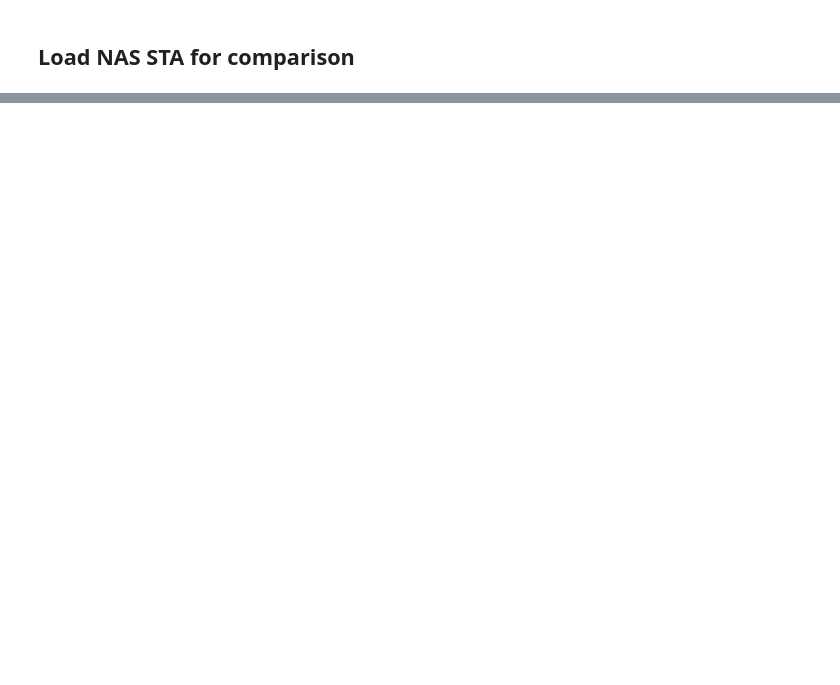
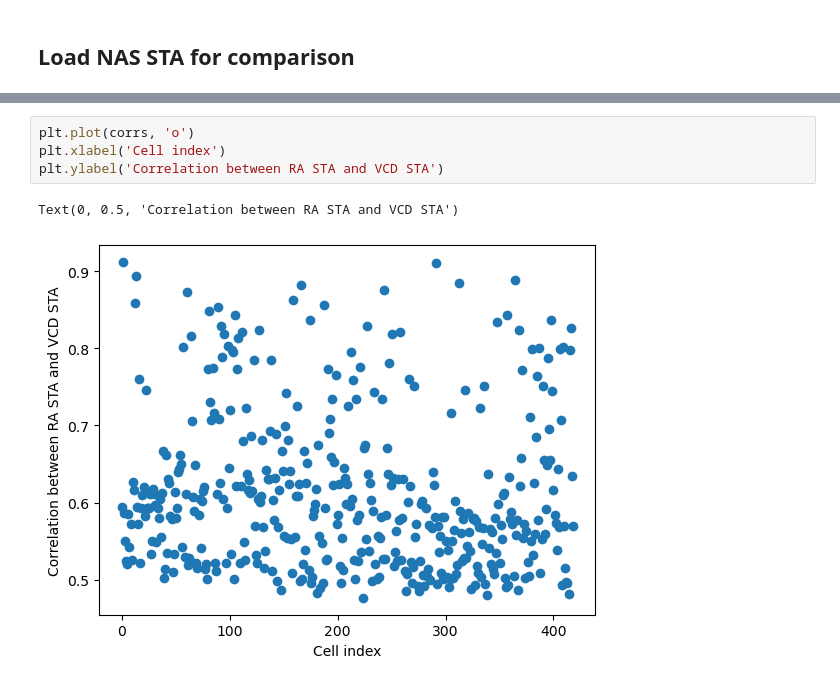
Before and after one commit to DRezeanu/retinanalysis, a Jupyter notebook: nbs/vr_sta.ipynb, the cells around one changed output, grey strips where cells are left out. Drawn from its saved outputs; the diff is of its cells as text; blank space fills up the shorter version.

```diff
--- a/nbs/vr_sta.ipynb
+++ b/nbs/vr_sta.ipynb
@@ -35 +103,8 @@ VCD loaded with 492 cells.
+# %%
+plt.plot(corrs, 'o')
+plt.xlabel('Cell index')
+plt.ylabel('Correlation between RA STA and VCD STA')
+# %% [output]
+Text(0, 0.5, 'Correlation between RA STA and VCD STA')
+[figure, added]
 # %%
```
Also changed, not shown: parts of 10 cells of this notebook, 5 other files.
